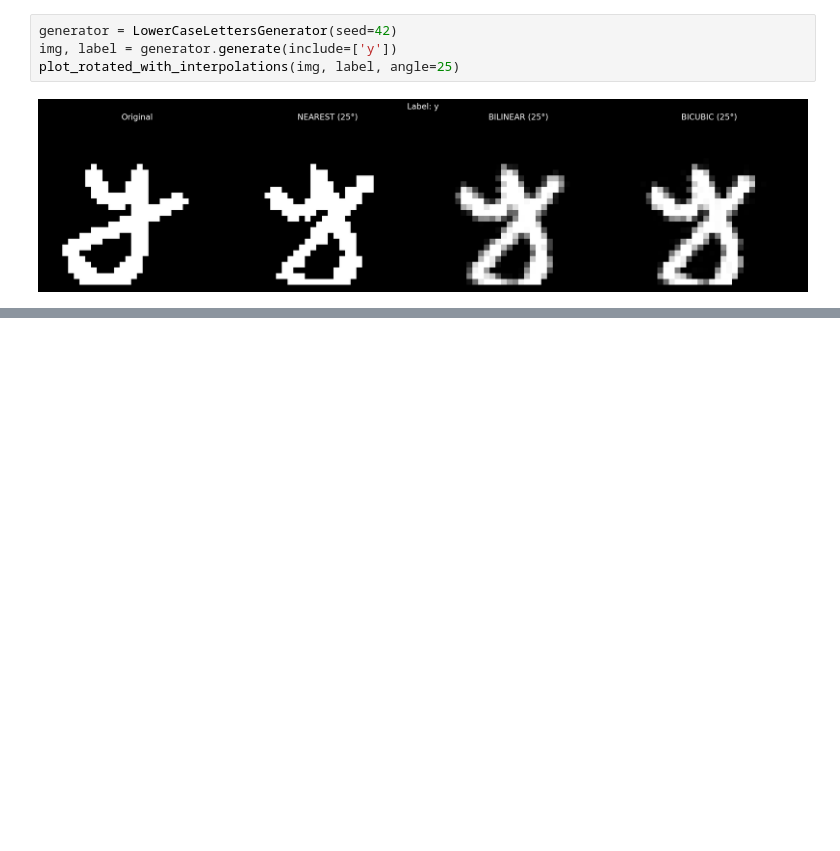
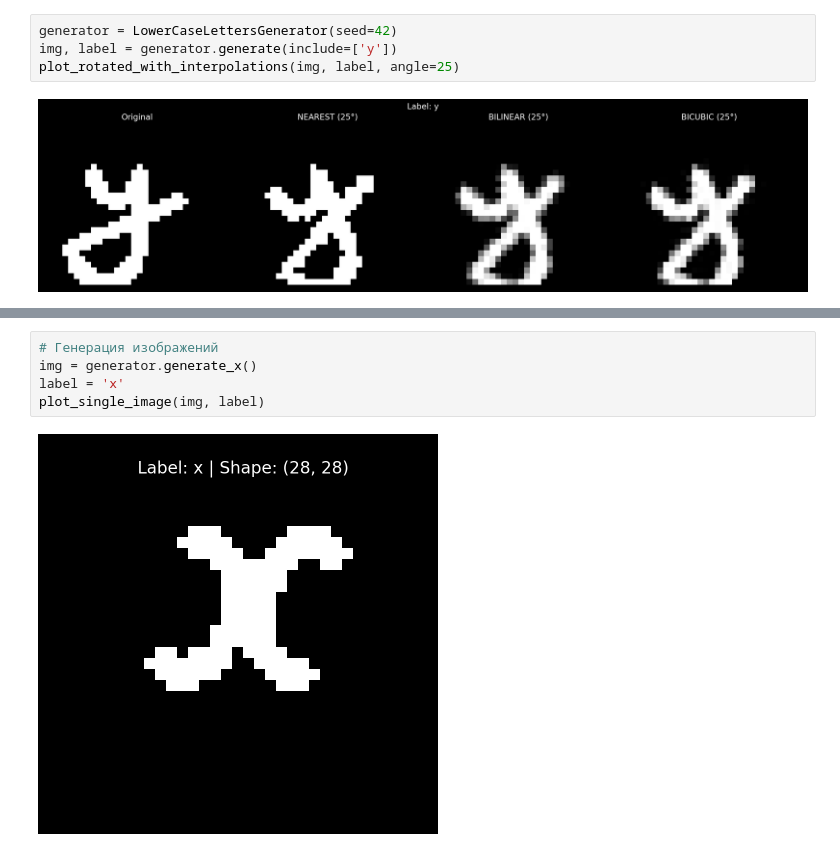
Before and after one commit to Toxele/MNIST_synthetic_cyrillic, a Jupyter notebook: letters_gen.ipynb, the cells around one changed output, grey strips where cells are left out. Drawn from its saved outputs; the diff is of its cells as text; blank space fills up the shorter version.

```diff
--- a/letters_gen.ipynb
+++ b/letters_gen.ipynb
@@ -382,0 +383,7 @@ plot_rotated_with_interpolations(img, label, angle=25)
+# %%
+# Генерация изображений
+img = generator.generate_х()
+label = 'х'
+plot_single_image(img, label)
+# %% [output]
+[figure, added]
```
Also changed, not shown: parts of 71 cells of this notebook, 2 other files.
